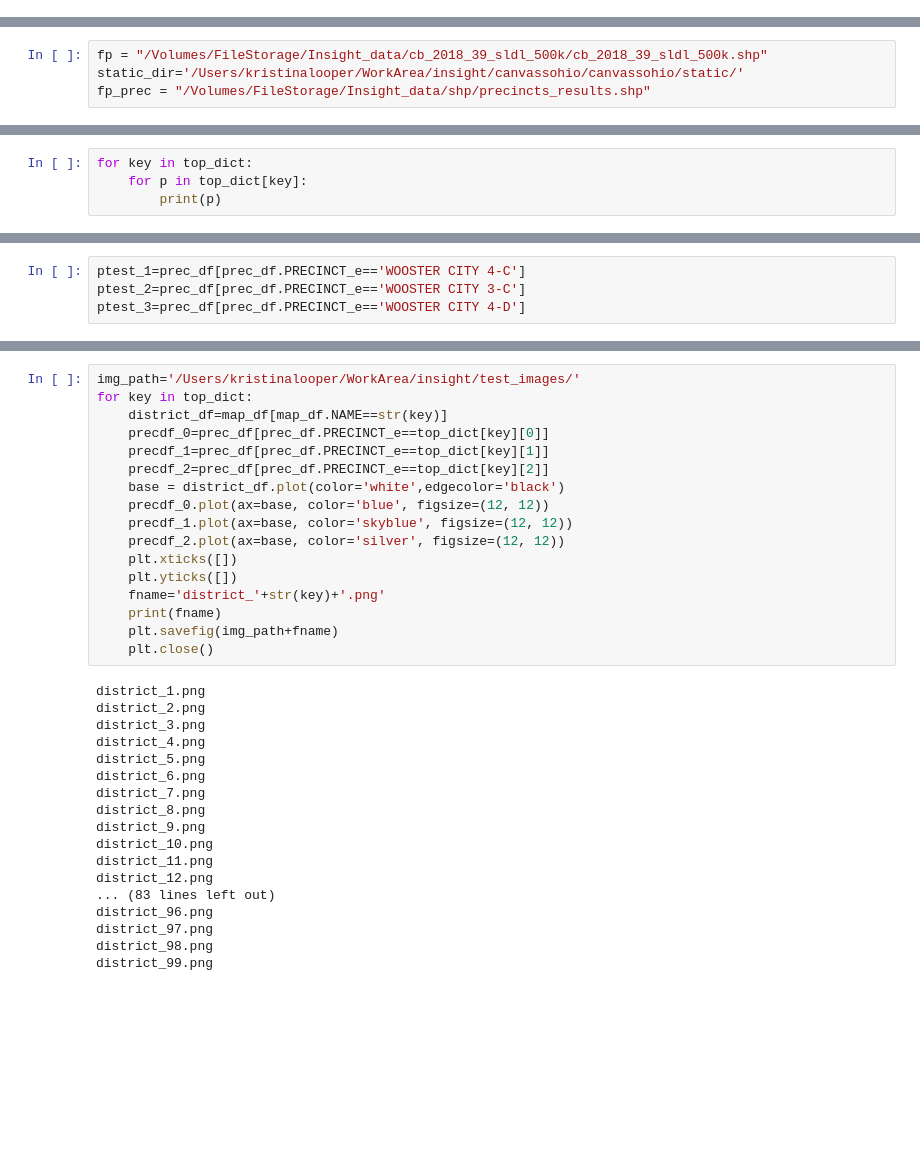
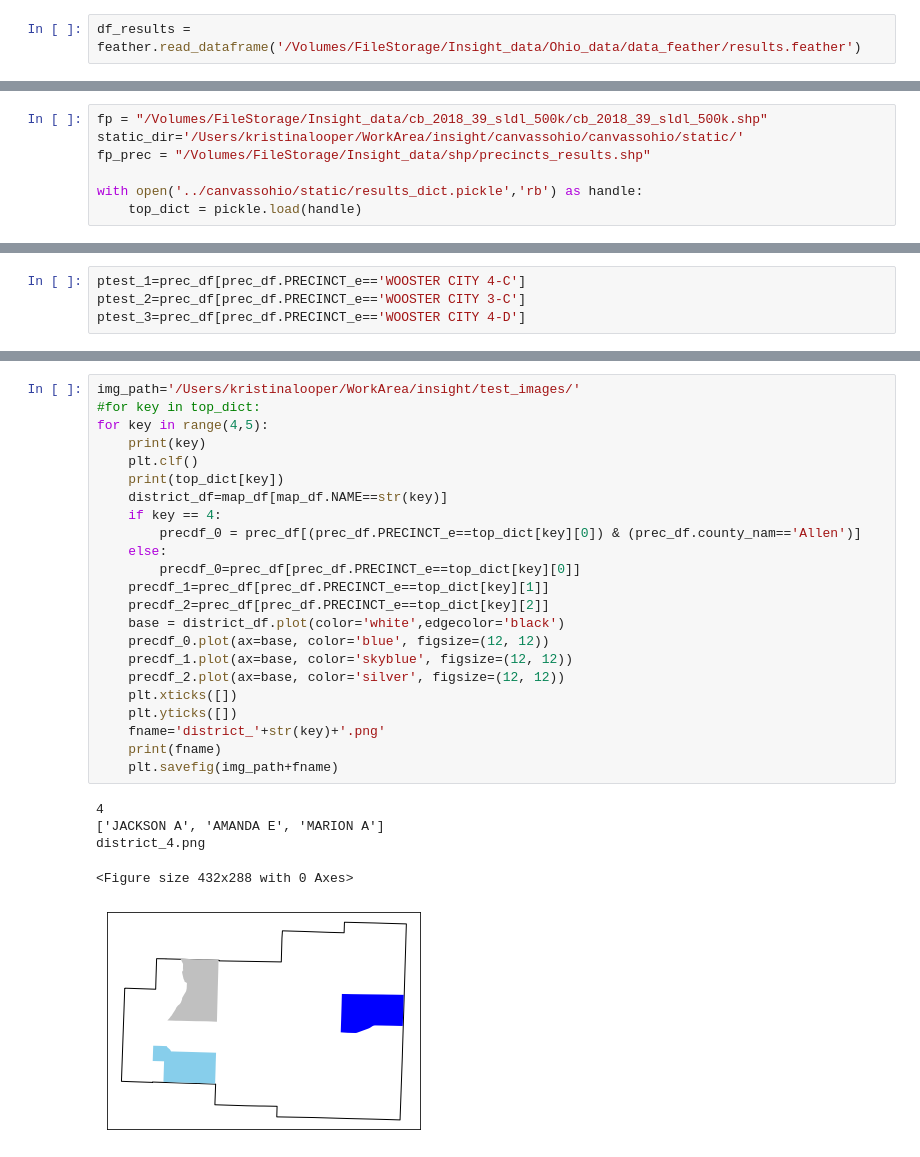
Before and after one commit to looperkr/canvassohio, a Jupyter notebook: notebooks/run_model.ipynb, the cells around one changed output, grey strips where cells are left out. Saved outputs shown, nothing was run; the diff lists cells and outputs as text; blank space fills up the shorter version.

```diff
--- a/notebooks/run_model.ipynb
+++ b/notebooks/run_model.ipynb
@@ -82,6 +111,8 @@ df_results.head()
 # %%
 feather.write_dataframe(df_results,'/Volumes/FileStorage/Insight_data/Ohio_data/data_feather/results.feather')
 feather.write_dataframe(df_results,'/Users/kristinalooper/WorkArea/insight/results.feather')
+# %%
+df_results = feather.read_dataframe('/Volumes/FileStorage/Insight_data/Ohio_data/data_feather/results.feather')
 # %%
 df_results['2020_pred'].replace(-1, np.nan,inplace=True)
 df_results['2020_pred'].replace(0,1,inplace=True)
@@ -240,6 +251,9 @@ from matplotlib.figure import Figure
 fp = "/Volumes/FileStorage/Insight_data/cb_2018_39_sldl_500k/cb_2018_39_sldl_500k.shp"
 static_dir='/Users/kristinalooper/WorkArea/insight/canvassohio/canvassohio/static/'
 fp_prec = "/Volumes/FileStorage/Insight_data/shp/precincts_results.shp"
+
+with open('../canvassohio/static/results_dict.pickle','rb') as handle:
+    top_dict = pickle.load(handle)
 # %%
 prec_df = gpd.read_file(fp_prec)
 map_df = gpd.read_file(fp)
@@ -272,4 +279,0 @@ plt.yticks([])
-# %%
-for key in top_dict:
-    for p in top_dict[key]:
-        print(p)
@@ -309,35 +301,29 @@ plt.yticks([])
 # %%
 img_path='/Users/kristinalooper/WorkArea/insight/test_images/'
-for key in top_dict:
+#for key in top_dict:
+for key in range(4,5):
+    print(key)
+    plt.clf()
+    print(top_dict[key])
     district_df=map_df[map_df.NAME==str(key)]
-    precdf_0=prec_df[prec_df.PRECINCT_e==top_dict[key][0]]
+    if key == 4:
+        precdf_0 = prec_df[(prec_df.PRECINCT_e==top_dict[key][0]) & (prec_df.county_nam=='Allen')]
+    else:
+        precdf_0=prec_df[prec_df.PRECINCT_e==top_dict[key][0]]
     precdf_1=prec_df[prec_df.PRECINCT_e==top_dict[key][1]]
     precdf_2=prec_df[prec_df.PRECINCT_e==top_dict[key][2]]
     base = district_df.plot(color='white',edgecolor='black')
     precdf_0.plot(ax=base, color='blue', figsize=(12, 12))
     precdf_1.plot(ax=base, color='skyblue', figsize=(12, 12))
     precdf_2.plot(ax=base, color='silver', figsize=(12, 12))
     plt.xticks([])
     plt.yticks([])
     fname='district_'+str(key)+'.png'
     print(fname)
     plt.savefig(img_path+fname)
-    plt.close()
 # %% [output]
-district_1.png
-district_2.png
-district_3.png
+4
+['JACKSON A', 'AMANDA E', 'MARION A']
 district_4.png
-district_5.png
-district_6.png
-district_7.png
-district_8.png
-district_9.png
-district_10.png
-district_11.png
-district_12.png
-... (83 lines left out)
-district_96.png
-district_97.png
-district_98.png
-district_99.png
+<Figure size 432x288 with 0 Axes>
+[figure, added]
```
Also changed, not shown: parts of 15 cells of this notebook, 5 other files.
